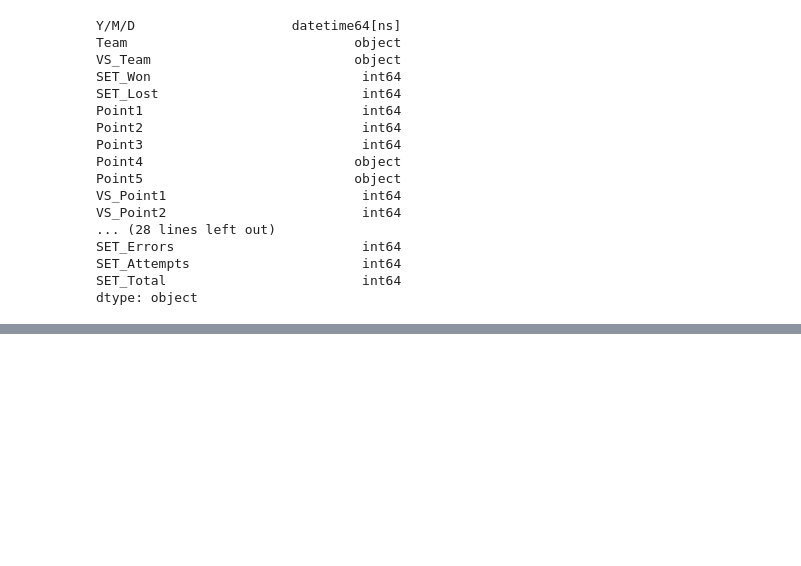
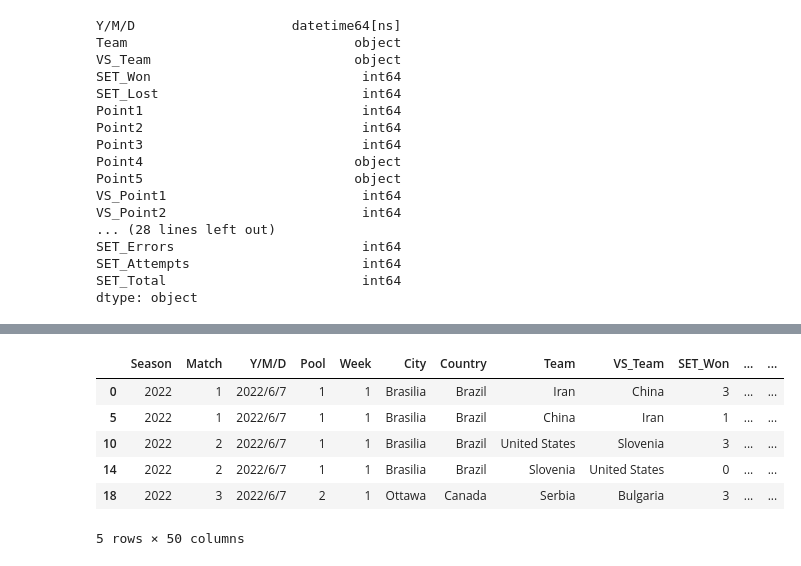
Before and after one commit to zxyn-86/vnl-predictor, a Jupyter notebook: notebooks/01_data_exploration.ipynb, the cells around one changed output, grey strips where cells are left out. Saved outputs shown, nothing was run; the diff lists cells and outputs as text; code cells hidden in the pictures; blank space fills up the shorter version.

```diff
--- a/notebooks/01_data_exploration.ipynb
+++ b/notebooks/01_data_exploration.ipynb
@@ -153,0 +215,11 @@ df.to_csv("/Users/zu/Desktop/projects/vballPredictor/data/processed/cleaned_data
+# %%
+combined_df = combined_df[combined_df["SET"] == "ALL"]
+combined_df.head()
+# %% [output]
+|  | Season | Match | Y/M/D | Pool | Week | City | Country | Team | VS_Team | SET_Won | ... | ... |
+| 0 | 2022 | 1 | 2022/6/7 | 1 | 1 | Brasilia | Brazil | Iran | China | 3 | ... | ... |
+| 5 | 2022 | 1 | 2022/6/7 | 1 | 1 | Brasilia | Brazil | China | Iran | 1 | ... | ... |
+| 10 | 2022 | 2 | 2022/6/7 | 1 | 1 | Brasilia | Brazil | United States | Slovenia | 3 | ... | ... |
+| 14 | 2022 | 2 | 2022/6/7 | 1 | 1 | Brasilia | Brazil | Slovenia | United States | 0 | ... | ... |
+| 18 | 2022 | 3 | 2022/6/7 | 2 | 1 | Ottawa | Canada | Serbia | Bulgaria | 3 | ... | ... |
+5 rows × 50 columns
```
Also changed, not shown: parts of 23 cells of this notebook, 2 other files.
